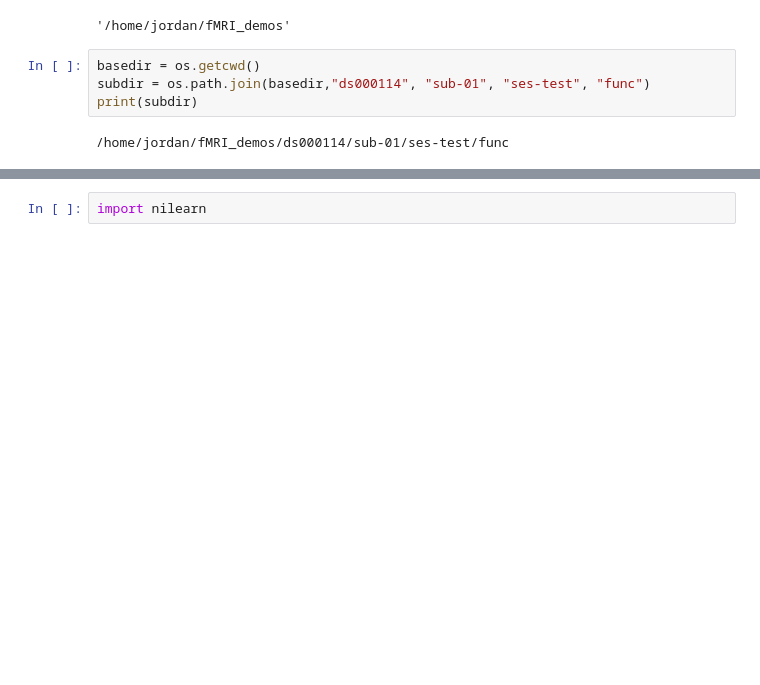
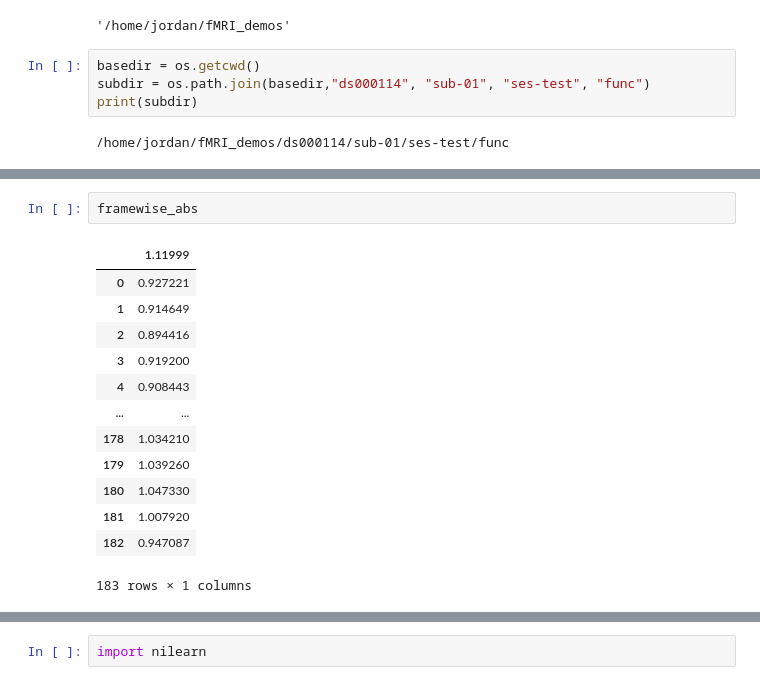
Before and after one commit to jecd/PSC210_demos, a Jupyter notebook: Visualize_Results.ipynb, the cells around one changed output, grey strips where cells are left out. Saved outputs shown, nothing was run; the diff lists cells and outputs as text; blank space fills up the shorter version.

```diff
--- a/Visualize_Results.ipynb
+++ b/Visualize_Results.ipynb
@@ -17 +53,17 @@ realignment = pd.read_table(subdir + "/sub-01_ses-test_task-fingerfootlips_bold_
+# %%
+framewise_abs
+# %% [output]
+|  | 1.11999 |
+| 0 | 0.927221 |
+| 1 | 0.914649 |
+| 2 | 0.894416 |
+| 3 | 0.919200 |
+| 4 | 0.908443 |
+| ... | ... |
+| 178 | 1.034210 |
+| 179 | 1.039260 |
+| 180 | 1.047330 |
+| 181 | 1.007920 |
+| 182 | 0.947087 |
+183 rows × 1 columns
 # %%
```
Also changed, not shown: parts of 9 cells of this notebook, 2 other files.
